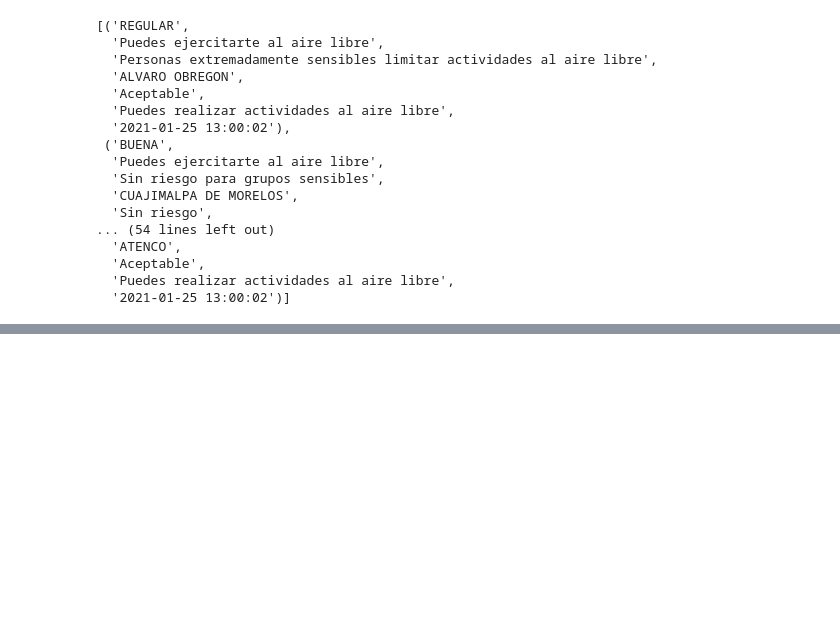
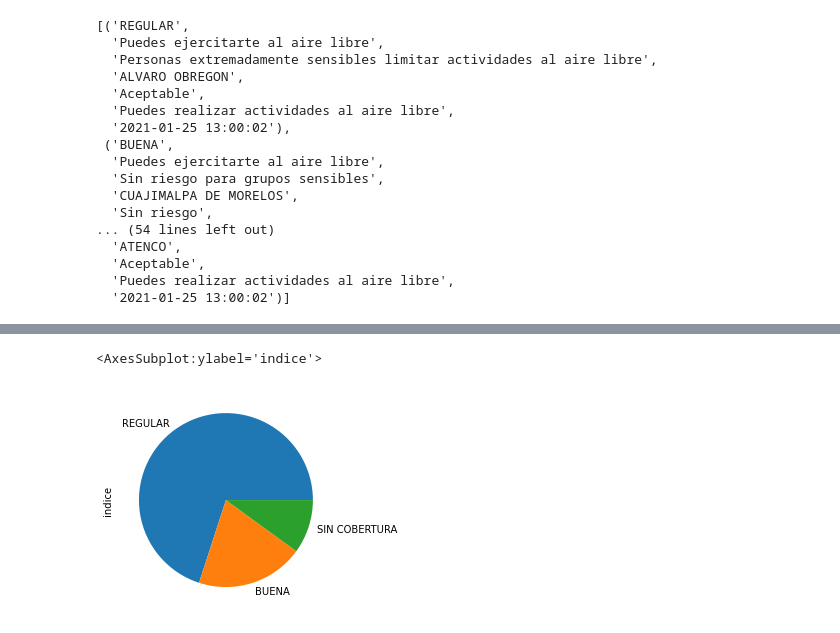
Before and after one commit to Os-f-dev/clasesdata_012021, a Jupyter notebook: w3_d1_API_s.ipynb, the cells around one changed output, grey strips where cells are left out. Saved outputs shown, nothing was run; the diff lists cells and outputs as text; code cells hidden in the pictures; blank space fills up the shorter version.

```diff
--- a/w3_d1_API_s.ipynb
+++ b/w3_d1_API_s.ipynb
@@ -801,3 +801,8 @@ pd.read_sql(f"SELECT * FROM calidad;", engine)
 | 7 | REGULAR | Puedes ejercitarte al aire libre | Personas extremadamente sensibles... | TLAHUAC | Aceptable | Puedes realizar actividades al ai... | ... |
 | 8 | REGULAR | Puedes ejercitarte al aire libre | Personas extremadamente sensibles... | NEZAHUALCOYOTL | Aceptable | Puedes realizar actividades al ai... | ... |
 | 9 | REGULAR | Puedes ejercitarte al aire libre | Personas extremadamente sensibles... | ATENCO | Aceptable | Puedes realizar actividades al ai... | ... |
+# %%
+df_calidad_d['indice'].value_counts().plot(kind = 'pie')
+# %% [output]
+<AxesSubplot:ylabel='indice'>
+[figure, added]
```
Also changed, not shown: 1 other file.
